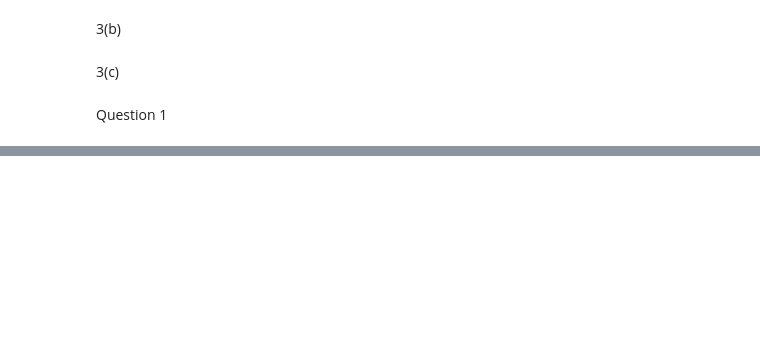
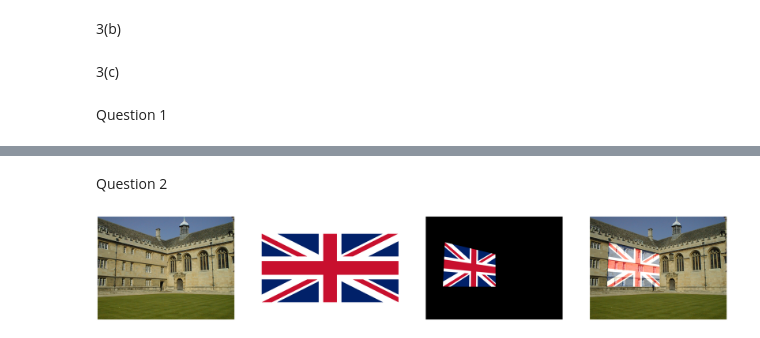
Before and after one commit to Lahiru-Sanjaya-Lankagama/image-processing2, a Jupyter notebook: Assignment2.ipynb, the cells around one changed output, grey strips where cells are left out. Cells and saved outputs as stored; diff of their text form; code cells hidden in the pictures; blank space fills up the shorter version.

Commit message:
Update Assignment2.ipynb
complete question 2

```diff
--- a/Assignment2.ipynb
+++ b/Assignment2.ipynb
@@ -72,0 +108,60 @@ plt.show()
+# %% [markdown]
+Question 2
+# %%
+import numpy as np
+import cv2 as cv
+import matplotlib.pyplot as plt
+
+count = 0
+points = []
+width = 0
+height = 0
+
+def mousePoints(event, x, y, flags, params):
+    global count
+    global points
+    if count < 4:
+        if event == cv.EVENT_LBUTTONDOWN:
+            points.append((x, y))
+            count += 1
+    return None
+
+def getshape(pts):
+    global width
+    global height
+    width = (abs(pts[0][0] - pts[1][0]) + abs(pts[2][0] - pts[3][0]))//2
+    height = (abs(pts[0][1] - pts[2][1]) + abs(pts[1][1] - pts[3][1]))//2
+
+    return width, height
+
+img1 = cv.imread(r'C:\Users\Lahiru Sanjaya\Desktop\assignment 2\001.jpg', cv.IMREAD_COLOR)
+img2 = cv.imread(r'C:\Users\Lahiru Sanjaya\Desktop\assignment 2\Flag_of_the_United_Kingdom.svg.png', cv.IMREAD_REDUCED_COLOR_4)
+
+cv.imshow("original image", img1)
+cv.setMouseCallback("original image", mousePoints)
+cv.waitKey(0)
+cv.destroyAllWindows()
+
+
+pts_src = np.array([[0,0], [480,0], [0, 240], [480,240]])
+pts_dst = np.array(points)
+shape0, shape1 = getshape(points)
+
+
+h , status = cv.findHomography(pts_src, pts_dst,cv.RANSAC, 5.0)
+im_out = cv.warpPerspective(img2, h, (img1.shape[1], img1.shape[0]))
+blend_image = cv.addWeighted(img1, 0.95, im_out, 0.7, 0.0)
+
+
+fig, ax = plt.subplots(1,4, figsize = (50,50))
+ax[0].imshow(cv.cvtColor(img1, cv.COLOR_BGR2RGB))
+ax[0].axis('off')
+ax[1].imshow(cv.cvtColor(img2, cv.COLOR_BGR2RGB))
+ax[1].axis('off')
+ax[2].imshow(cv.cvtColor(im_out, cv.COLOR_BGR2RGB))
+ax[2].axis('off')
+ax[3].imshow(cv.cvtColor(blend_image, cv.COLOR_BGR2RGB))
+ax[3].axis('off')
+plt.show()
+# %% [output]
+[figure, added]
```
Also changed, not shown: parts of 2 cells of this notebook.
